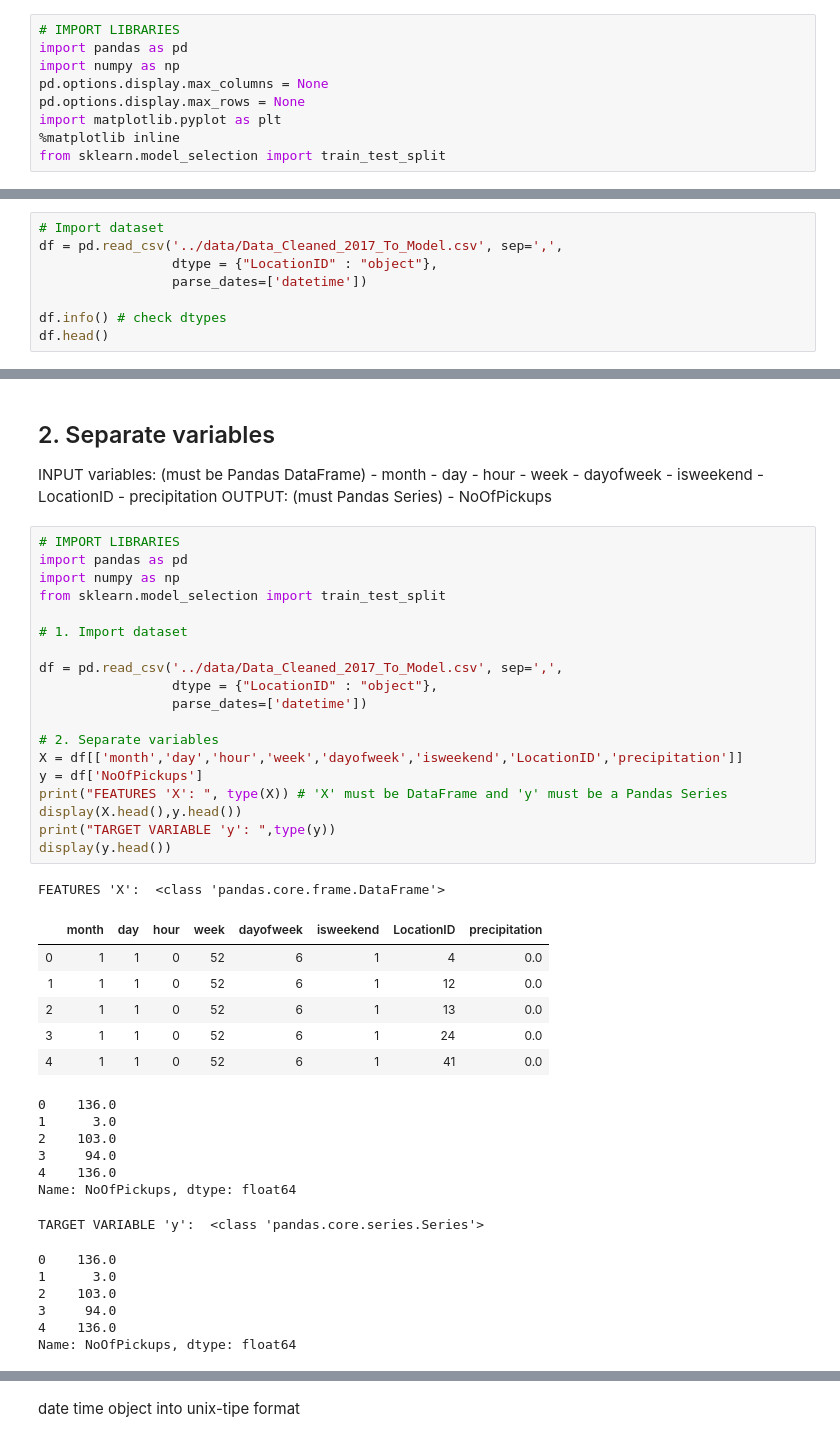
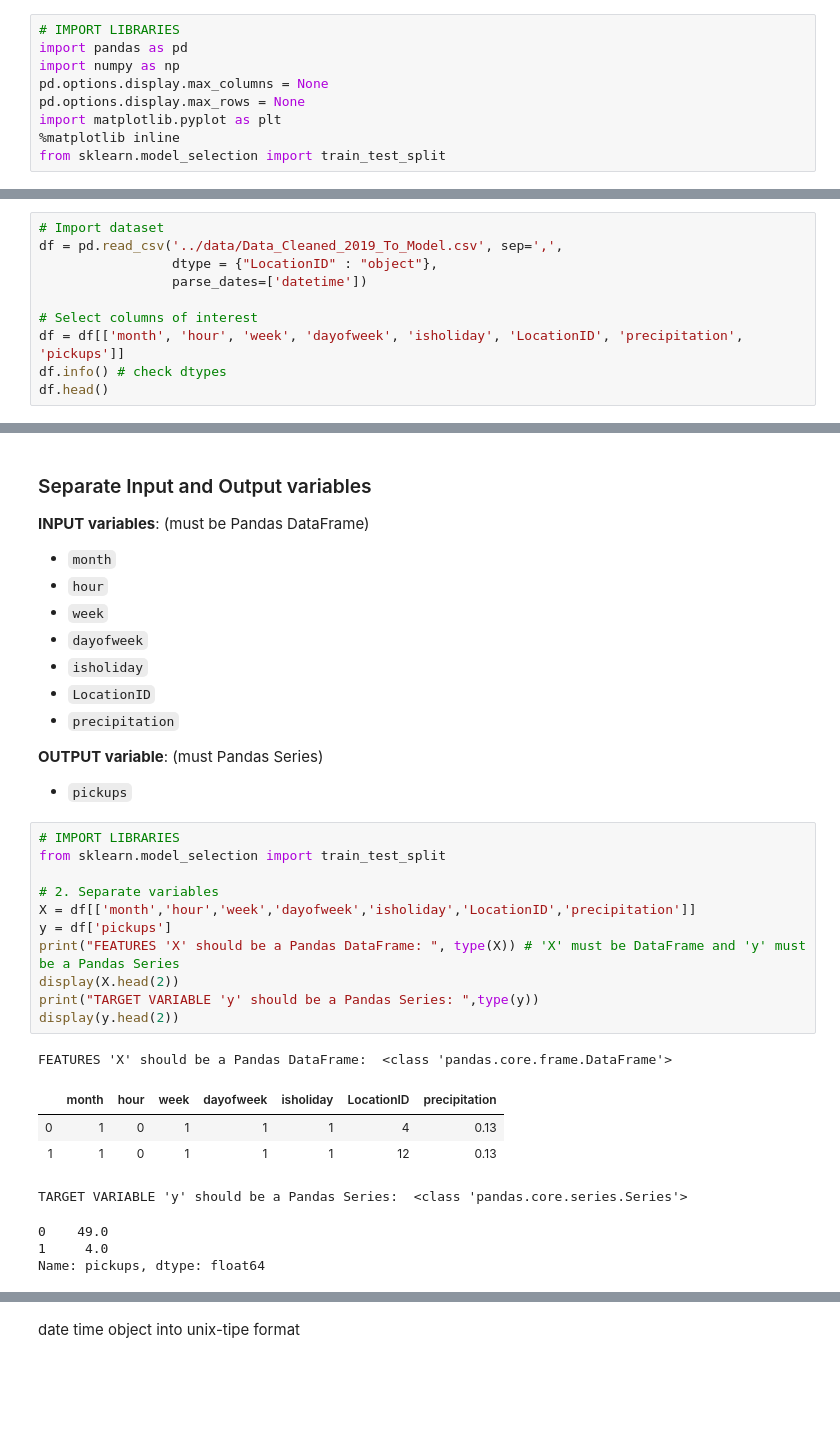
Before and after one commit to angelrps/MasterDataScience_FinalProject, a Jupyter notebook: notebooks/Modelling_01.ipynb, the cells around one changed output, grey strips where cells are left out. Drawn from its saved outputs; the diff is of its cells as text; blank space fills up the shorter version.

```diff
--- a/notebooks/Modelling_01.ipynb
+++ b/notebooks/Modelling_01.ipynb
@@ -40,9 +42,11 @@ from sklearn.model_selection import train_test_split
 # %%
 # Import dataset
-df = pd.read_csv('../data/Data_Cleaned_2017_To_Model.csv', sep=',',
+df = pd.read_csv('../data/Data_Cleaned_2019_To_Model.csv', sep=',',
                  dtype = {"LocationID" : "object"},
                  parse_dates=['datetime'])
 
+# Select columns of interest
+df = df[['month', 'hour', 'week', 'dayofweek', 'isholiday', 'LocationID', 'precipitation', 'pickups']]
 df.info() # check dtypes
 df.head()
 # %% [output]
@@ -71,54 +72,35 @@ memory usage: 49.3+ MB
 # %% [markdown]
-## 2. Separate variables
-INPUT variables: (must be Pandas DataFrame)
-    - month
-    - day
-    - hour
-    - week
-    - dayofweek
-    - isweekend
-    - LocationID
-    - precipitation
-OUTPUT: (must Pandas Series)
-    - NoOfPickups
+### Separate Input and Output variables
+
+**INPUT variables**: (must be Pandas DataFrame)
+- ``month``
+- ``hour``
+- ``week``
+- ``dayofweek``
+- ``isholiday``
+- ``LocationID``
+- ``precipitation``
+
+**OUTPUT variable**: (must Pandas Series)
+- ``pickups``
 # %%
 # IMPORT LIBRARIES
-import pandas as pd
-import numpy as np
 from sklearn.model_selection import train_test_split
 
-# 1. Import dataset
-
-df = pd.read_csv('../data/Data_Cleaned_2017_To_Model.csv', sep=',',
-                 dtype = {"LocationID" : "object"},
-                 parse_dates=['datetime'])
-
 # 2. Separate variables
-X = df[['month','day','hour','week','dayofweek','isweekend','LocationID','precipitation']]
-y = df['NoOfPickups']
-print("FEATURES 'X': ", type(X)) # 'X' must be DataFrame and 'y' must be a Pandas Series
-display(X.head(),y.head())
-print("TARGET VARIABLE 'y': ",type(y))
-display(y.head())
+X = df[['month','hour','week','dayofweek','isholiday','LocationID','precipitation']]
+y = df['pickups']
+print("FEATURES 'X' should be a Pandas DataFrame: ", type(X)) # 'X' must be DataFrame and 'y' must be a Pandas Series
+display(X.head(2))
+print("TARGET VARIABLE 'y' should be a Pandas Series: ",type(y))
+display(y.head(2))
 # %% [output]
-FEATURES 'X':  <class 'pandas.core.frame.DataFrame'>
+FEATURES 'X' should be a Pandas DataFrame:  <class 'pandas.core.frame.DataFrame'>
-|  | month | day | hour | week | dayofweek | isweekend | LocationID | precipitation |
-| 0 | 1 | 1 | 0 | 52 | 6 | 1 | 4 | 0.0 |
-| 1 | 1 | 1 | 0 | 52 | 6 | 1 | 12 | 0.0 |
-| 2 | 1 | 1 | 0 | 52 | 6 | 1 | 13 | 0.0 |
-| 3 | 1 | 1 | 0 | 52 | 6 | 1 | 24 | 0.0 |
-| 4 | 1 | 1 | 0 | 52 | 6 | 1 | 41 | 0.0 |
+|  | month | hour | week | dayofweek | isholiday | LocationID | precipitation |
+| 0 | 1 | 0 | 1 | 1 | 1 | 4 | 0.13 |
+| 1 | 1 | 0 | 1 | 1 | 1 | 12 | 0.13 |
-0    136.0
-1      3.0
-2    103.0
-3     94.0
-4    136.0
-Name: NoOfPickups, dtype: float64
+TARGET VARIABLE 'y' should be a Pandas Series:  <class 'pandas.core.series.Series'>
-TARGET VARIABLE 'y':  <class 'pandas.core.series.Series'>
+0    49.0
+1     4.0
+Name: pickups, dtype: float64
-0    136.0
-1      3.0
-2    103.0
-3     94.0
-4    136.0
-Name: NoOfPickups, dtype: float64
 # %% [markdown]
```
Also changed, not shown: parts of 34 cells of this notebook.
